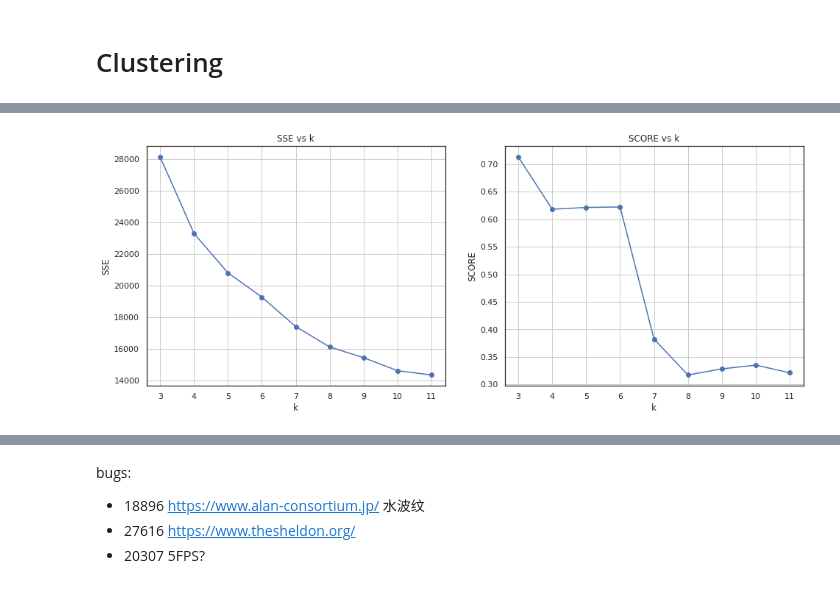
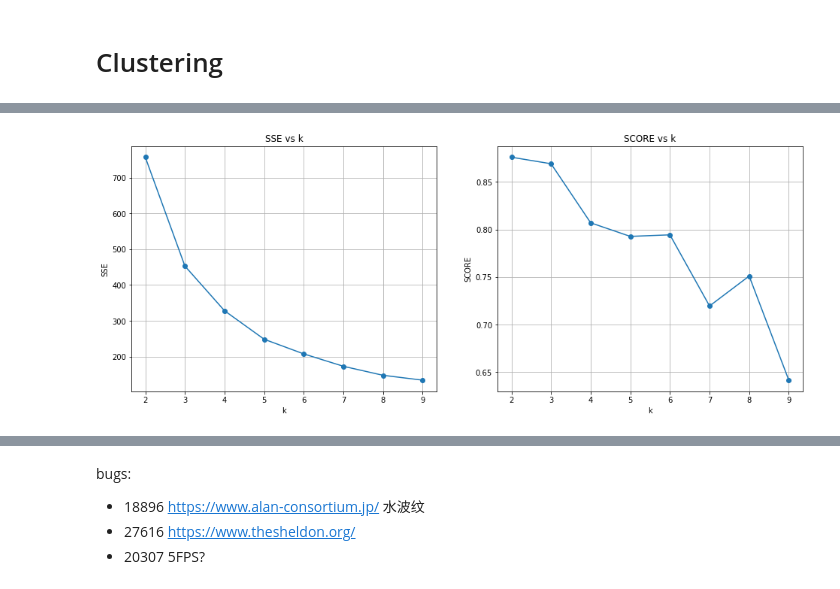
Before and after one commit to yudshj/WebGL-Empirical-Study-new, a Jupyter notebook: 4-2.WWW/performance/2_analyze.ipynb, the cells around one changed output, grey strips where cells are left out. Cells and saved outputs as stored; diff of their text form; code cells hidden in the pictures.

```diff
--- a/4-2.WWW/performance/2_analyze.ipynb
+++ b/4-2.WWW/performance/2_analyze.ipynb
@@ -91,5 +9,0 @@ df_webgl_array = df_webgl.iloc[:, 1:-1]
-# %%
-plt.figure(figsize=(12,12))
-sns.set_theme(style="white")
-corr = df_webgl_array.corr(method='pearson')
-heatmap = sns.heatmap(corr, annot=True, cmap="Blues", fmt='.2f', square=True)
@@ -100,2 +113,9 @@ heatmap = sns.heatmap(corr, annot=True, cmap="Blues", fmt='.2f', square=True)
 # %%
-df_webgl_array = df_webgl_array[['frames_count', 'js_real', 'render_real', 'gpu_real', 'webgl_time', 'mem_mean_gpu_process', 'mem_mean_renderer']]
+df_webgl_array = df_webgl_array_[[
+    'frames_count',
+    'js_real',
+    # 'gpu_real',
+    'webgl_time',
+    # 'mem_mean_renderer',
+    # 'mem_mean_gpu_process'
+]]
@@ -118,20 +129,41 @@ SCORE = np.array(SCORE)
 # %%
+std = df_webgl_array.std(axis=0)
+mean = df_webgl_array.mean(axis=0)
+# std[0] = 480
+# std[1:5] = 10
+# mean[0:5] = 0
+df_scaled = (df_webgl_array - mean) / std
+df_scaled.fillna(0, inplace=True)
+
+# df_scaled['frames_count'] = 0
+
+SSE = []
+SCORE = []
+RANGE = range(2, 10)
+for clusters in RANGE:
+    km = KMeans(n_clusters=clusters, n_init='auto', random_state=42, max_iter=1000).fit(df_scaled)
+    SSE.append(km.inertia_)
+    score = silhouette_score(df_scaled, km.labels_, random_state=42)
+    SCORE.append(score)
+SSE = np.array(SSE)
+SCORE = np.array(SCORE)
+
 plt.figure(figsize=(16, 6))
 plt.subplot(1, 2, 1)
 plt.plot(RANGE, SSE, 'o-')
 plt.xlabel('k')
 plt.ylabel('SSE')
 plt.xticks(np.arange(min(RANGE), max(RANGE)+1, 1.0))
 plt.grid(True)
 plt.title('SSE vs k')
 plt.subplot(1, 2, 2)
 plt.plot(RANGE, SCORE, 'o-')
 plt.xlabel('k')
 plt.ylabel('SCORE')
 plt.xticks(np.arange(min(RANGE), max(RANGE)+1, 1.0))
 plt.grid(True)
 plt.title('SCORE vs k')
 plt.savefig('./output/figures/SSE_and_silhouette.png', bbox_inches='tight', dpi=300)
 # %% [output]
-[figure, old version]
+[figure, new version]
 # %%
```
Also changed, not shown: parts of 32 cells of this notebook, 9 other files.
